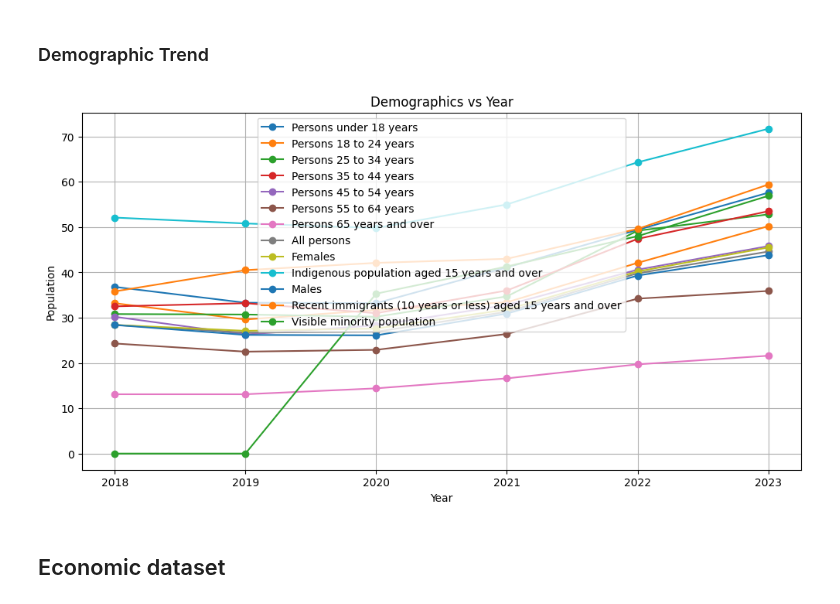
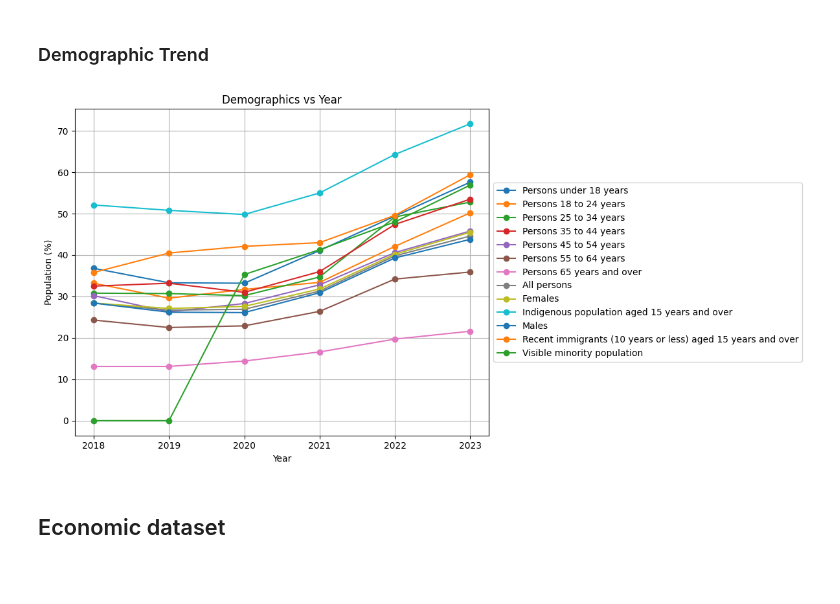
Before and after one commit to pheaktralean/ConcordIA, a Jupyter notebook: food_security_forecasting/food_security.ipynb, the cells around one changed output. Cells and saved outputs as stored; diff of their text form; code cells hidden in the pictures; blank space fills up the shorter version.

Commit message:
resized the graphs

```diff
--- a/food_security_forecasting/food_security.ipynb
+++ b/food_security_forecasting/food_security.ipynb
@@ -249,16 +249,17 @@ demographic_cols = [col for col in age_order if col in demographic_pivot.columns
 # %%
 plt.figure(figsize=(12,6))
 for col in demographic_cols:
     plt.plot(demographic_pivot['Year'], demographic_pivot[col], marker='o', label=col)
 
 plt.xlabel('Year')
-plt.ylabel('Population')
+plt.ylabel('Population (%)')
 plt.title('Demographics vs Year')
-plt.legend()
+plt.legend(loc='center left', bbox_to_anchor=(1, 0.5))  # Legend on the right side
 plt.grid(True)
+plt.tight_layout()
 plt.show()
 # %% [output]
-[figure, old version]
+[figure, new version]
 # %% [markdown]
 ## Economic dataset
 # %%
```
Also changed, not shown: parts of 3 cells of this notebook, 1 other file.
